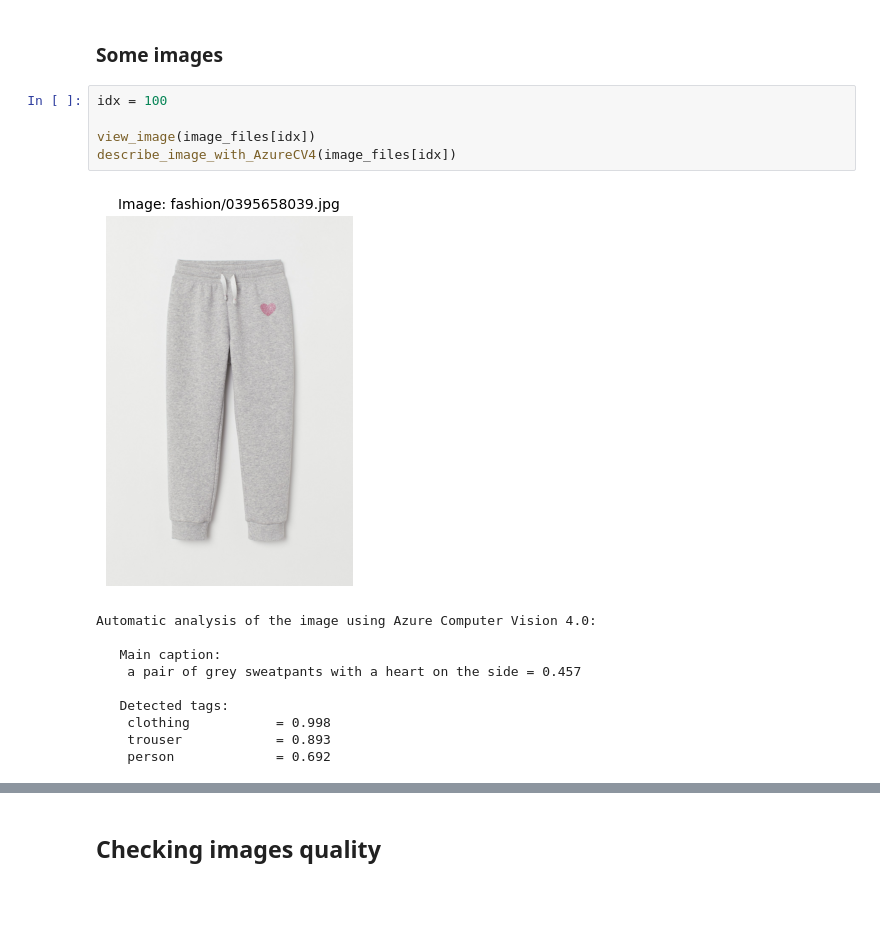
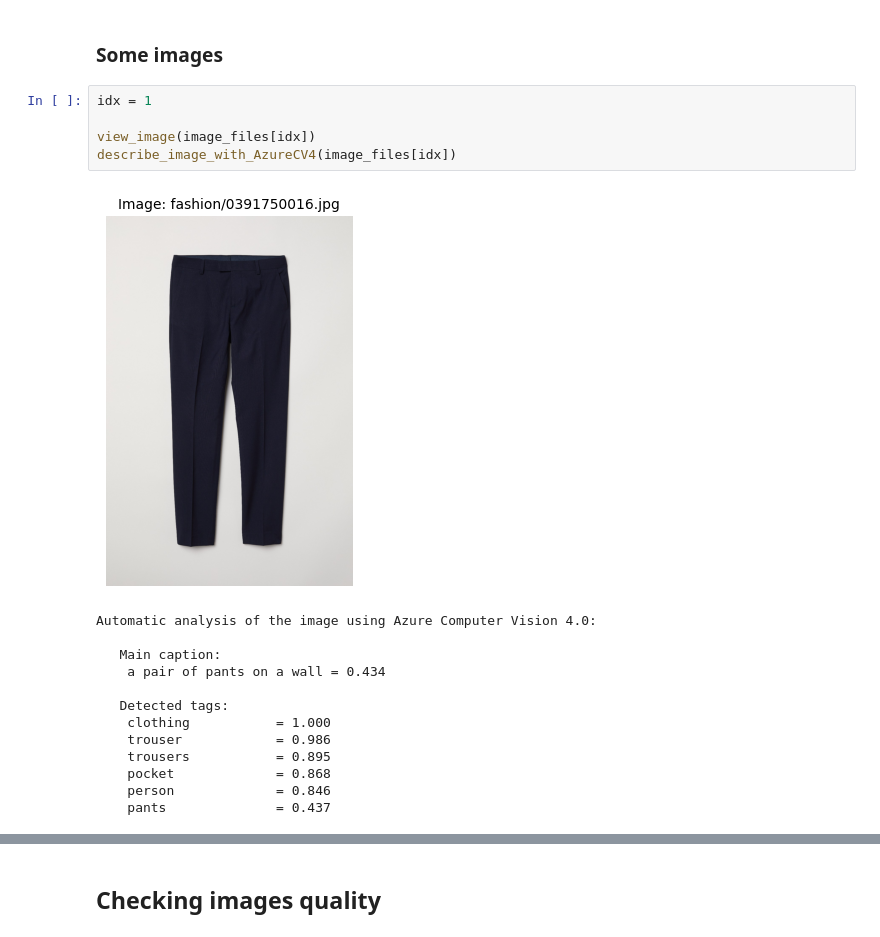
Before and after one commit to retkowsky/Azure-Computer-Vision-in-a-day-workshop, a Jupyter notebook: 06 Fashion visual search - Images analysis.ipynb, the cells around one changed output, grey strips where cells are left out. Drawn from its saved outputs; the diff is of its cells as text; blank space fills up the shorter version.

```diff
--- a/06 Fashion visual search - Images analysis.ipynb
+++ b/06 Fashion visual search - Images analysis.ipynb
@@ -140,19 +133,22 @@ Total number of catalog images = 10,226
 # %% [markdown]
 ### Some images
 # %%
-idx = 100
+idx = 1
 
 view_image(image_files[idx])
 describe_image_with_AzureCV4(image_files[idx])
 # %% [output]
-[figure, old version]
+[figure, new version]
 Automatic analysis of the image using Azure Computer Vision 4.0:
 
    Main caption:
-    a pair of grey sweatpants with a heart on the side = 0.457
+    a pair of pants on a wall = 0.434
 
    Detected tags:
-    clothing           = 0.998
-    trouser            = 0.893
-    person             = 0.692
+    clothing           = 1.000
+    trouser            = 0.986
+    trousers           = 0.895
+    pocket             = 0.868
+    person             = 0.846
+    pants              = 0.437
 # %%
```
Also changed, not shown: parts of 23 cells of this notebook, 2 other files.
